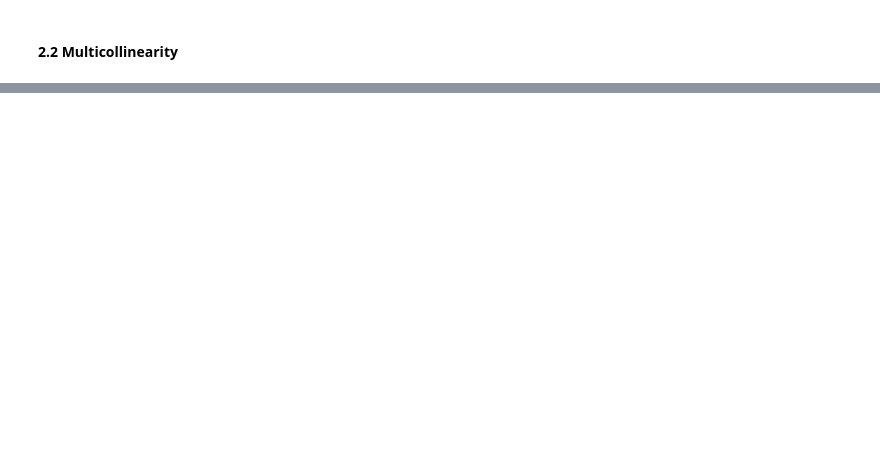
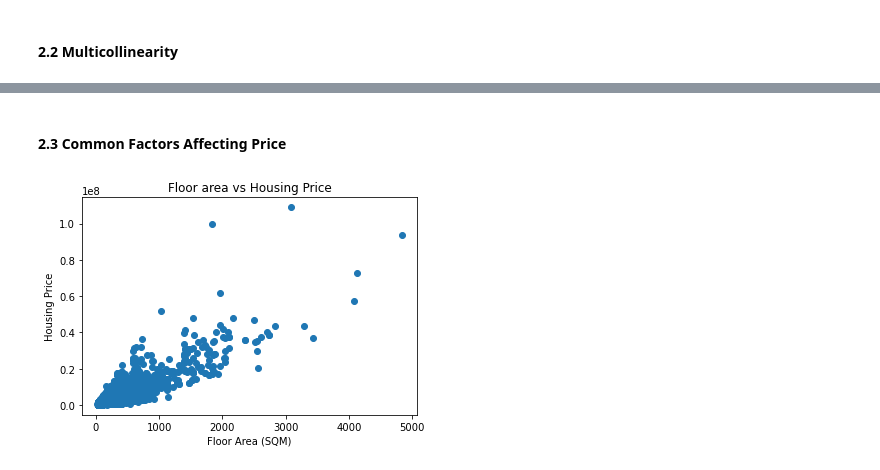
Before and after one commit to nicolepng/BT4222, a Jupyter notebook: OLS & Polynomial Regression.ipynb, the cells around one changed output, grey strips where cells are left out. Saved outputs shown, nothing was run; the diff lists cells and outputs as text; code cells hidden in the pictures; blank space fills up the shorter version.

```diff
--- a/OLS & Polynomial Regression.ipynb
+++ b/OLS & Polynomial Regression.ipynb
@@ -70,0 +77,11 @@ sns.heatmap(df_new.corr(), annot = True, vmin=-1, vmax=1, center= 0, cmap= 'cool
+# %% [markdown]
+#### 2.3 Common Factors Affecting Price
+# %%
+# Price and Square Meters of Flat
+plt.scatter(df.floor_area_sqm, df.price)
+plt.xlabel('Floor Area (SQM)')
+plt.ylabel('Housing Price')
+plt.title('Floor area vs Housing Price')
+plt.show()
+# %% [output]
+[figure, added]
```
Also changed, not shown: parts of 10 cells of this notebook.
